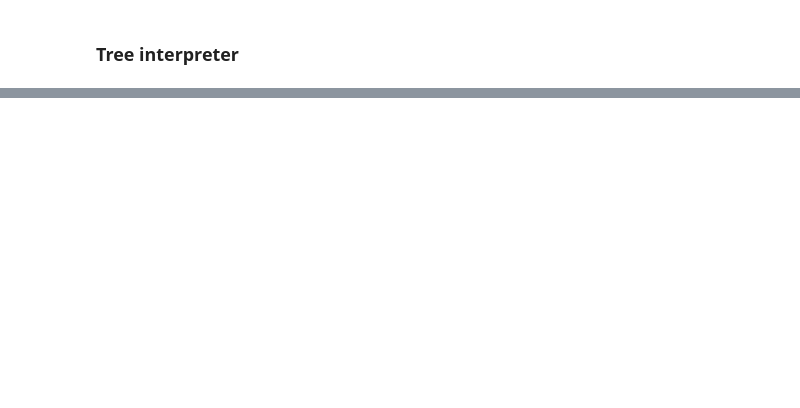
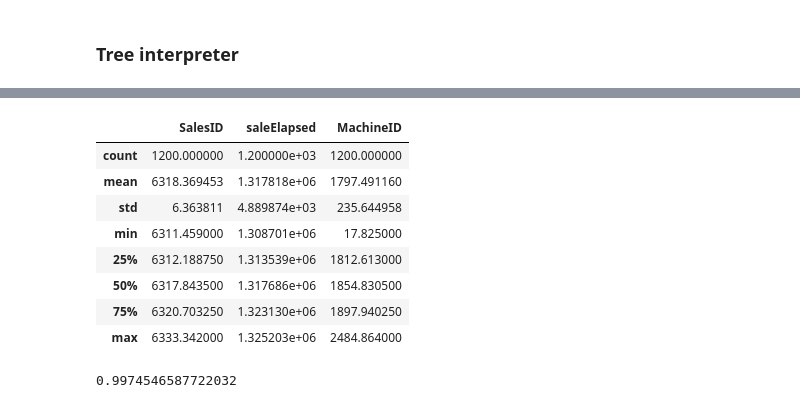
Before and after one commit to gsam1/dsml-learning, a Jupyter notebook: Intro_ML_Coders/Lesson_04_Feature_Importance_Tree_Interpreter.ipynb, the cells around one changed output, grey strips where cells are left out. Drawn from its saved outputs; the diff is of its cells as text; code cells hidden in the pictures; blank space fills up the shorter version.

```diff
--- a/Intro_ML_Coders/Lesson_04_Feature_Importance_Tree_Interpreter.ipynb
+++ b/Intro_ML_Coders/Lesson_04_Feature_Importance_Tree_Interpreter.ipynb
@@ -326,0 +371,12 @@ contributions[0].sum()
+# %%
+(X_valid[feats]/1000).describe()
+# %% [output]
+|  | SalesID | saleElapsed | MachineID |
+| count | 1200.000000 | 1.200000e+03 | 1200.000000 |
+| mean | 6318.369453 | 1.317818e+06 | 1797.491160 |
+| std | 6.363811 | 4.889874e+03 | 235.644958 |
+| min | 6311.459000 | 1.308701e+06 | 17.825000 |
+| 25% | 6312.188750 | 1.313539e+06 | 1812.613000 |
+| 50% | 6317.843500 | 1.317686e+06 | 1854.830500 |
+| 75% | 6320.703250 | 1.323130e+06 | 1897.940250 |
+| max | 6333.342000 | 1.325203e+06 | 2484.864000 |
@@ -326,0 +385,6 @@ contributions[0].sum()
+# %%
+m = RandomForestClassifier(n_estimators=40, min_samples_leaf=3, max_features=0.5, n_jobs=-1, oob_score=True)
+m.fit(x, y);
+m.oob_score_
+# %% [output]
+0.9974546587722032
```
Also changed, not shown: parts of 42 cells of this notebook, 1 other file.
